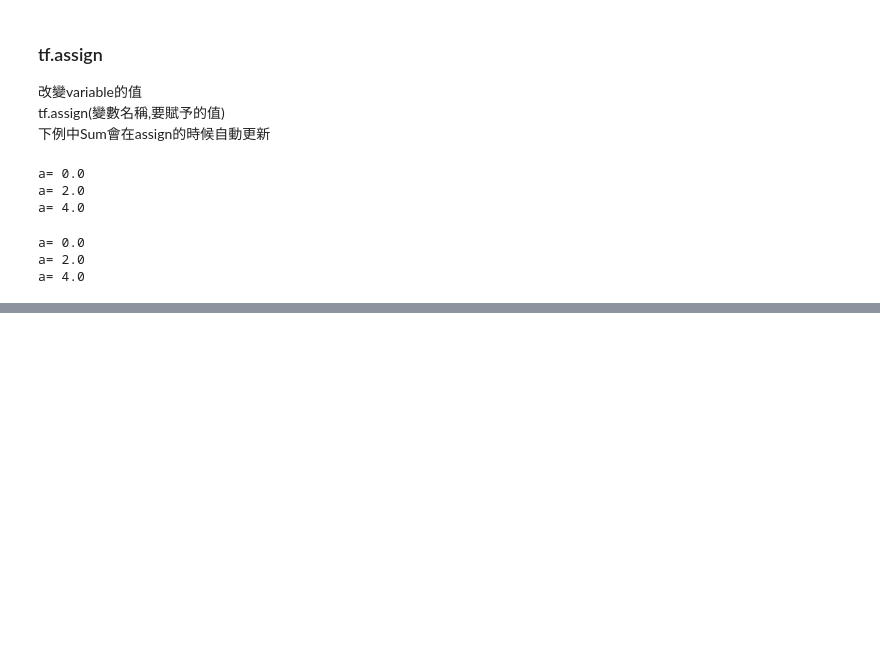
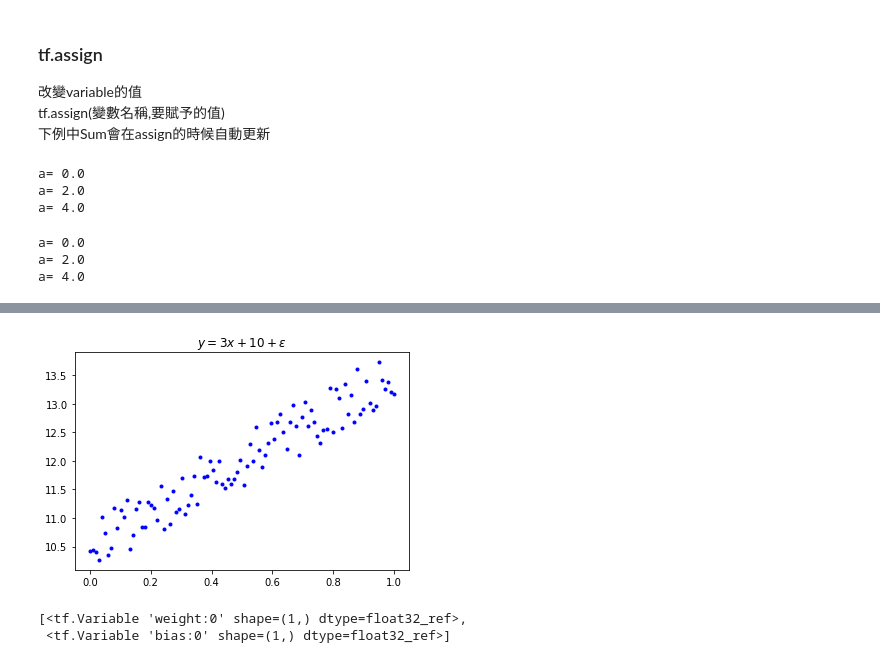
Before and after one commit to neohung/ml_note, a Jupyter notebook: lesson/dp/tensorflow_1.ipynb, the cells around one changed output, grey strips where cells are left out. Cells and saved outputs as stored; diff of their text form; code cells hidden in the pictures; blank space fills up the shorter version.

```diff
--- a/lesson/dp/tensorflow_1.ipynb
+++ b/lesson/dp/tensorflow_1.ipynb
@@ -129,0 +209,35 @@ Sum = 6.0
+# %%
+import numpy as np
+import tensorflow as tf
+import matplotlib.pyplot as plt
+from pprint import pprint
+
+# --------------------------------generate data-------------------------------------
+x_in = np.linspace(0, 1, 100)
+y_true = 3*x_in + 10 + np.random.rand(len(x_in))
+
+plt.plot(x_in, y_true, 'b.')
+plt.title('$ y = 3x + 10 + \epsilon$')
+plt.show()
+# %% [output]
+[figure, added]
+# %%
+# build network
+tf.reset_default_graph()
+
+inputs = tf.placeholder(shape=[100], dtype=tf.float32, name='X')
+y_label = tf.placeholder(shape=[100], dtype=tf.float32, name='label')
+
+w1 = tf.Variable([0.5],dtype=tf.float32, name='weight')
+b1 = tf.Variable([0.0],dtype=tf.float32, name='bias')
+y_pred = tf.add(tf.multiply(w1,inputs),b1,name='y_pred')
+
+loss = tf.reduce_mean(tf.square(y_pred - y_label), name='mse')
+optim = tf.train.GradientDescentOptimizer(learning_rate=0.1)
+train_ops = optim.minimize(loss)
+
+init = tf.global_variables_initializer()
+pprint(tf.global_variables())
+# %% [output]
+[<tf.Variable 'weight:0' shape=(1,) dtype=float32_ref>,
+ <tf.Variable 'bias:0' shape=(1,) dtype=float32_ref>]
```
Also changed, not shown: parts of 15 cells of this notebook, 1 other file.
